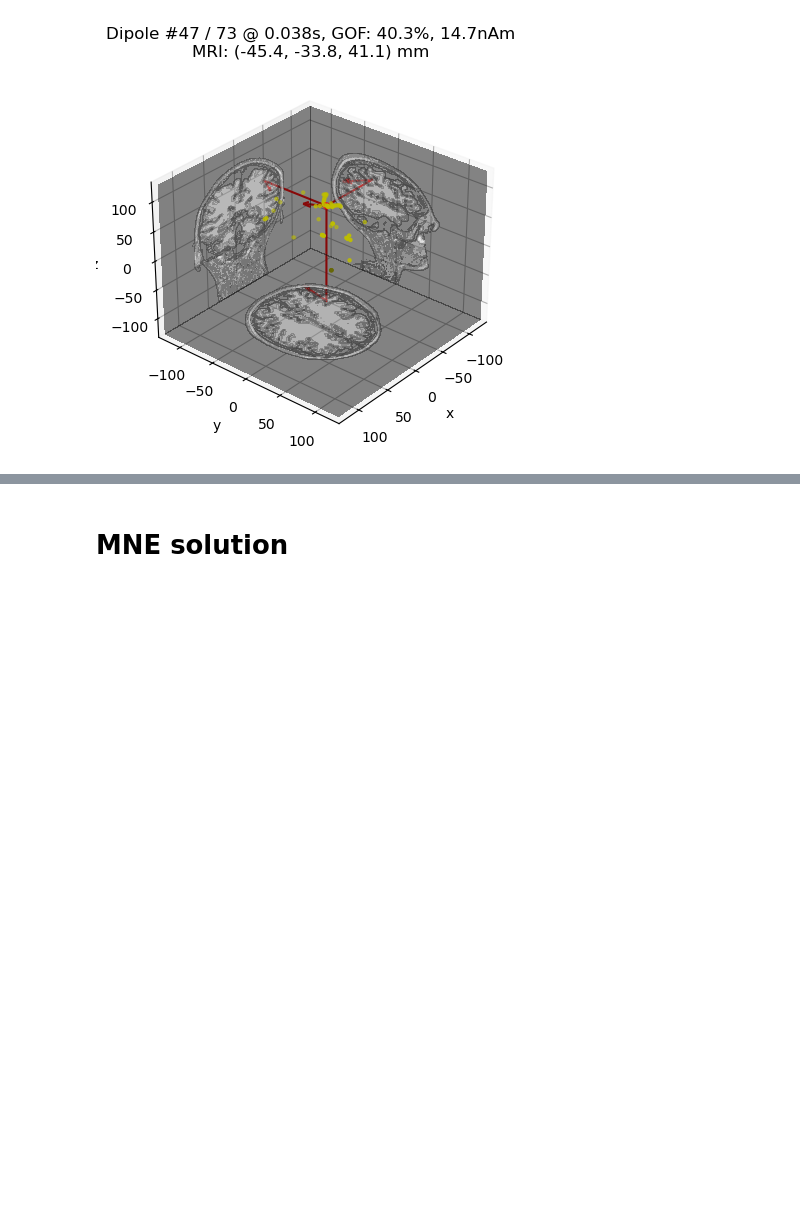
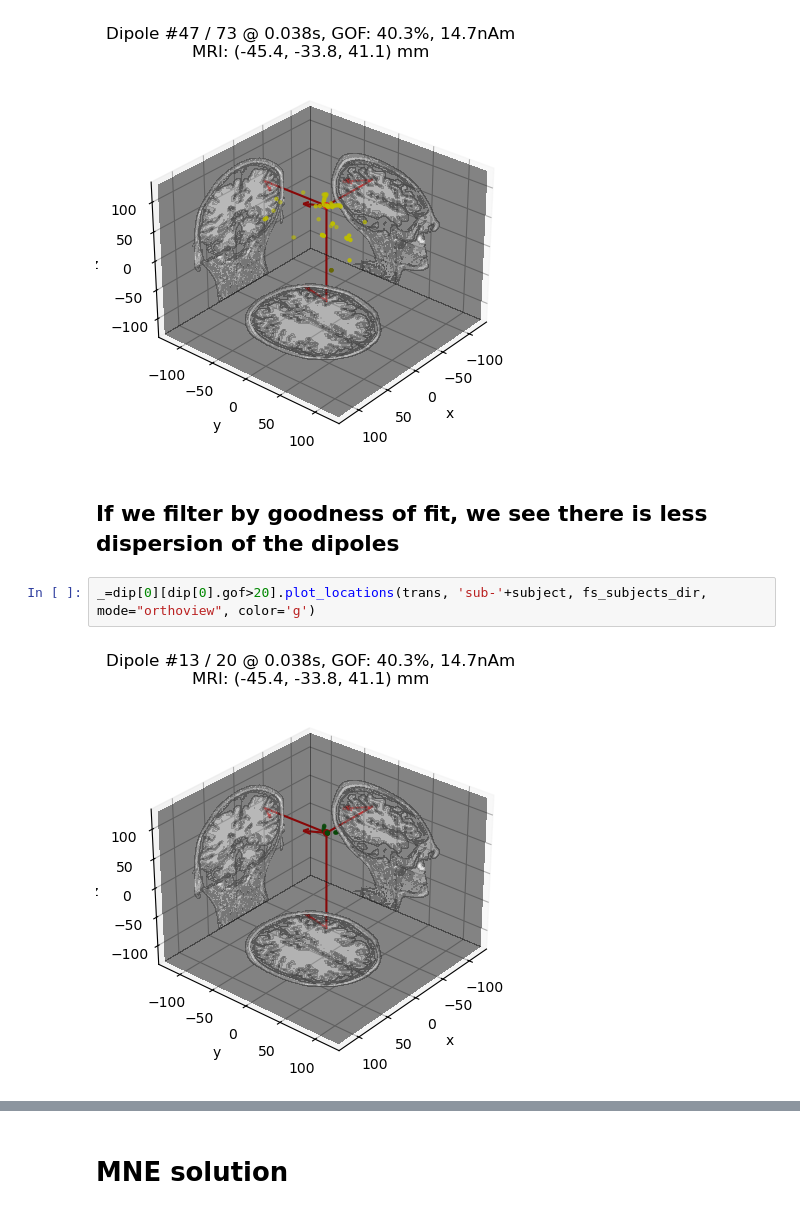
Before and after one commit to nih-megcore/NIMH_MEG_workshop, a Jupyter notebook: Day2/Lab4_SourceLocalization.ipynb, the cells around one changed output, grey strips where cells are left out. Cells and saved outputs as stored; diff of their text form; blank space fills up the shorter version.

```diff
--- a/Day2/Lab4_SourceLocalization.ipynb
+++ b/Day2/Lab4_SourceLocalization.ipynb
@@ -263,3 +252,9 @@ Type:      method
 _ = dip[0].plot_locations(trans, 'sub-'+subject, fs_subjects_dir, mode="orthoview")
 # %% [output]
 [figure]
+# %% [markdown]
+## If we filter by goodness of fit, we see there is less dispersion of the dipoles
+# %%
+_=dip[0][dip[0].gof>20].plot_locations(trans, 'sub-'+subject, fs_subjects_dir, mode="orthoview", color='g')
+# %% [output]
+[figure, added]
```
Also changed, not shown: parts of 25 cells of this notebook, 2 other files.
